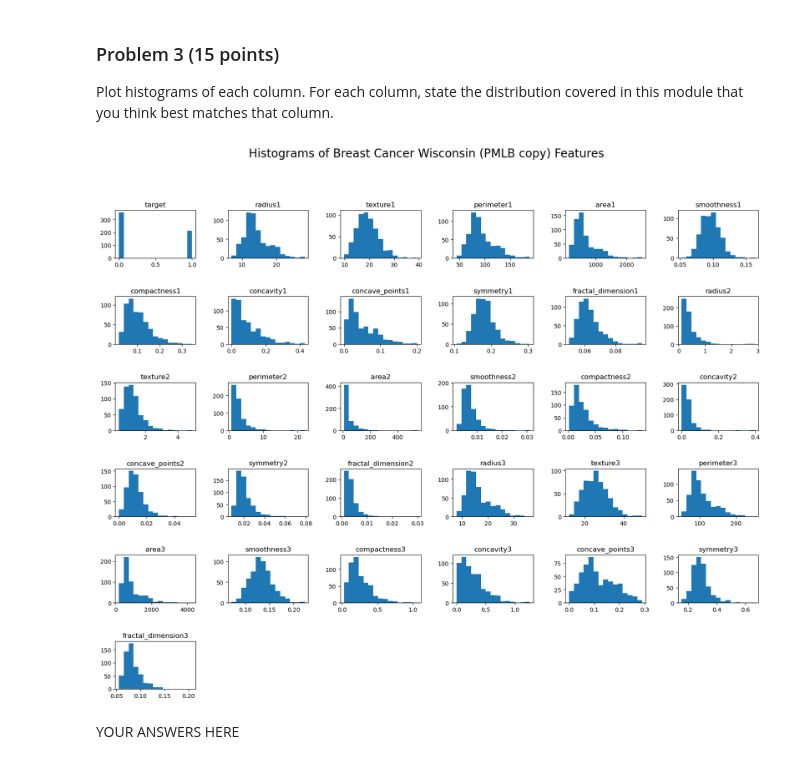
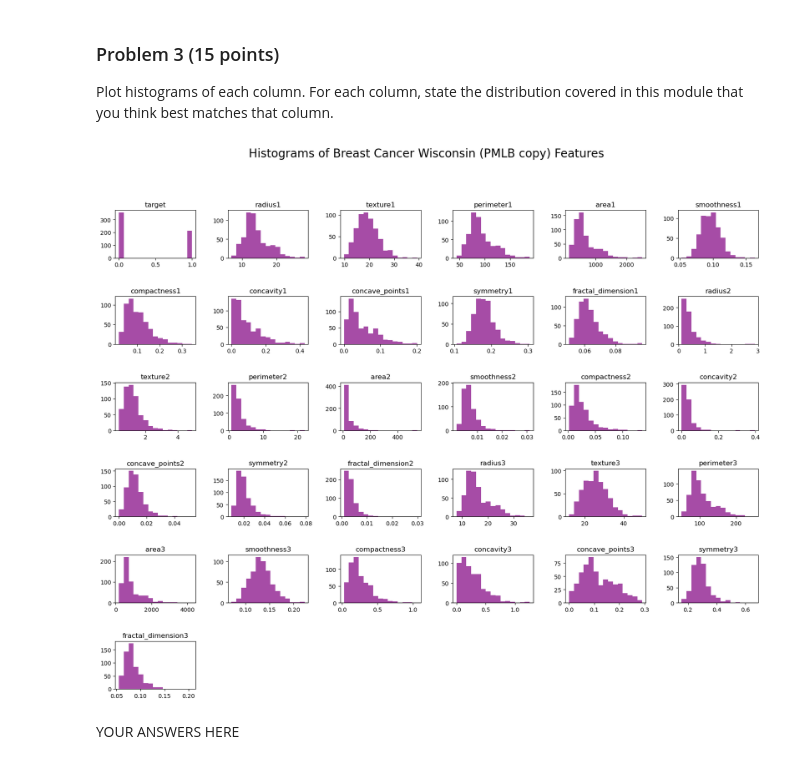
Before and after one commit to veniola/dx601-final-project, a Jupyter notebook: project.ipynb, the cells around one changed output. Drawn from its saved outputs; the diff is of its cells as text; code cells hidden in the pictures.

```diff
--- a/project.ipynb
+++ b/project.ipynb
@@ -168,16 +168,16 @@ Plot histograms of each column.
 For each column, state the distribution covered in this module that you think best matches that column.
 # %%
 # Create histogram for each column in dataset
-breast_cancer.hist(grid=False, bins=15, figsize=(20, 15)) # turn off grid view
+breast_cancer.hist(grid=False, bins=15, figsize=(20, 15), color='purple', alpha=0.7)
 
 # Adjust spacing between plots
 plt.subplots_adjust(hspace=0.8, wspace=0.4)
 
 # Add title and labels
 plt.suptitle("Histograms of Breast Cancer Wisconsin (PMLB copy) Features", fontsize=20)
 plt.show()
 # %% [output]
-[figure, old version]
+[figure, new version]
 # %% [markdown]
 YOUR ANSWERS HERE
 # %%
```
Also changed, not shown: parts of 10 cells of this notebook.
